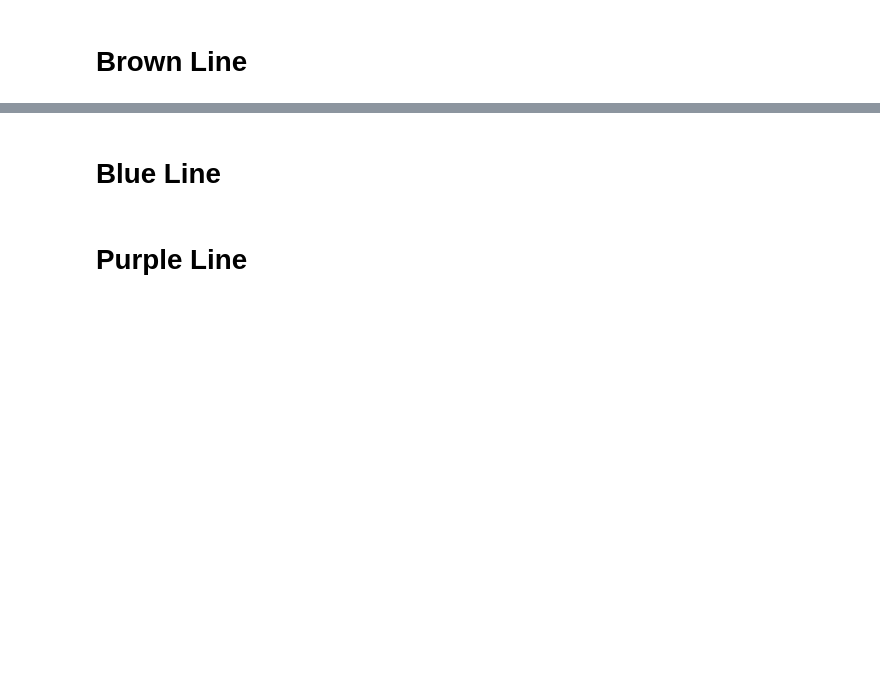
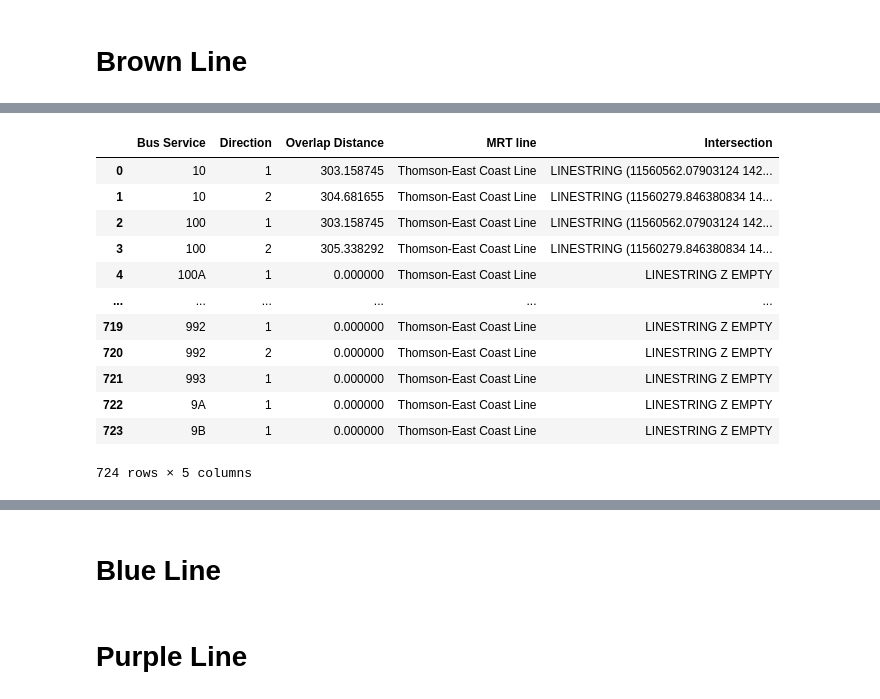
Before and after one commit to Yutingggggggg/dsa4264_geospatial, a Jupyter notebook: workingfiles/overlap_distance.ipynb, the cells around one changed output, grey strips where cells are left out. Cells and saved outputs as stored; diff of their text form; code cells hidden in the pictures; blank space fills up the shorter version.

```diff
--- a/workingfiles/overlap_distance.ipynb
+++ b/workingfiles/overlap_distance.ipynb
@@ -66,29 +176,45 @@ bus_routes_combined
 # %%
 # calculate the overlapping distance of each bus route and the brown line
 buffer_distance = 150
 buffered_brown_line = brown_line_route.buffer(buffer_distance)
 
 overlap_distance_output = []
 
 for i, route in tqdm(bus_routes_combined.iterrows()):
     overlap = buffered_brown_line.intersection(route.geometry)
     if overlap.is_empty:
         overlap_distance_output.append({
             'Bus Service': route['ServiceNo'],
             'Direction': route['Direction'],
             'Overlap Distance': 0,
-            'MRT line': 'Thomson-East Coast Line'
+            'MRT line': 'Thomson-East Coast Line',
+            'Intersection': overlap
             })
     else:
         overlap_distance_output.append({
             'Bus Service': route['ServiceNo'],
             'Direction': route['Direction'],
             'Overlap Distance': overlap.length,
-            'MRT line': 'Thomson-East Coast Line'
+            'MRT line': 'Thomson-East Coast Line',
+            'Intersection': overlap
             })
 
-overlap_distance = pd.DataFrame(overlap_distance_output)
+overlap_distance = geopandas.GeoDataFrame(overlap_distance_output)
 overlap_distance
+# %% [output]
+|  | Bus Service | Direction | Overlap Distance | MRT line | Intersection |
+| 0 | 10 | 1 | 303.158745 | Thomson-East Coast Line | LINESTRING (11560562.07903124 142... |
+| 1 | 10 | 2 | 304.681655 | Thomson-East Coast Line | LINESTRING (11560279.846380834 14... |
+| 2 | 100 | 1 | 303.158745 | Thomson-East Coast Line | LINESTRING (11560562.07903124 142... |
+| 3 | 100 | 2 | 305.338292 | Thomson-East Coast Line | LINESTRING (11560279.846380834 14... |
+| 4 | 100A | 1 | 0.000000 | Thomson-East Coast Line | LINESTRING Z EMPTY |
+| ... | ... | ... | ... | ... | ... |
+| 719 | 992 | 1 | 0.000000 | Thomson-East Coast Line | LINESTRING Z EMPTY |
+| 720 | 992 | 2 | 0.000000 | Thomson-East Coast Line | LINESTRING Z EMPTY |
+| 721 | 993 | 1 | 0.000000 | Thomson-East Coast Line | LINESTRING Z EMPTY |
+| 722 | 9A | 1 | 0.000000 | Thomson-East Coast Line | LINESTRING Z EMPTY |
+| 723 | 9B | 1 | 0.000000 | Thomson-East Coast Line | LINESTRING Z EMPTY |
+724 rows × 5 columns
 # %%
 # filter bus routes with overlap
 bus_routes_overlap = overlap_distance[overlap_distance['Overlap Distance'] > 0].sort_values(by = 'Overlap Distance', ascending = False)
```
Also changed, not shown: parts of 14 cells of this notebook.
